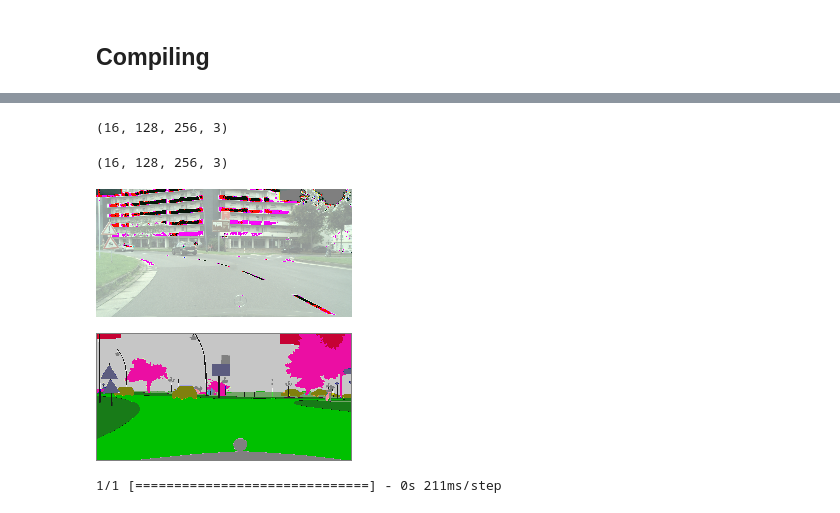
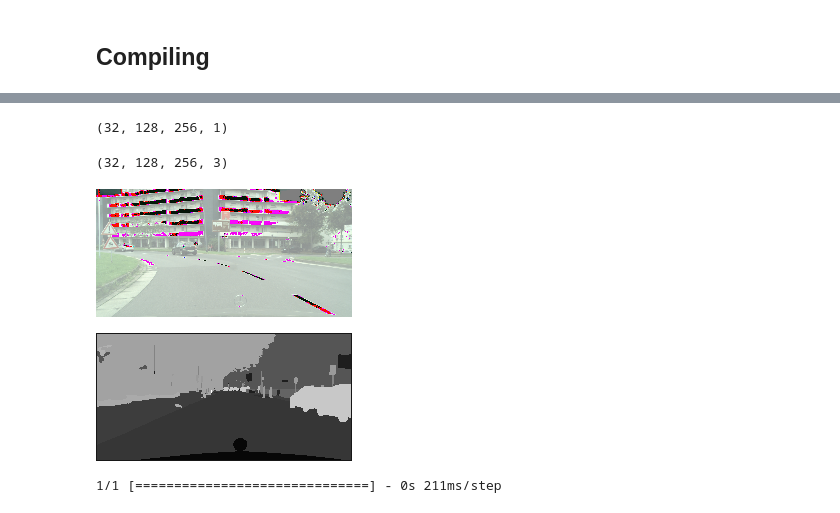
Before and after one commit to Ishan130803/Semantic-Segmentation-Cityscapes, a Jupyter notebook: CityScape_Segmentation.ipynb, the cells around one changed output, grey strips where cells are left out. Saved outputs shown, nothing was run; the diff lists cells and outputs as text; code cells hidden in the pictures.

```diff
--- a/CityScape_Segmentation.ipynb
+++ b/CityScape_Segmentation.ipynb
@@ -621,7 +621,7 @@ def load_preprocess_x(file_path):
     image = tf.io.read_file(file_path)
     image = tf.image.decode_jpeg(image, channels=3)
     image = tf.image.resize(image, [128, 256])
-    # image = image / 255.0
+    image = image / 255.0
     return image
 # %%
 train_ds_x = Preprocessor(train_x).get_dataset_iterator(load_preprocess_x)
@@ -641,7 +641,7 @@ dataset_val = tf.data.Dataset.zip(val_ds_x, val_ds_y)
 def optimize_datasets(dataset):
         # dataset = dataset.cache()
         # dataset = dataset.shuffle(buffer_size=1000)
-        dataset = dataset.batch(16)
+        dataset = dataset.batch(32)
         dataset = dataset.prefetch(buffer_size=2)
         return dataset
 # %%
@@ -961,13 +909,13 @@ Epoch 10/10
 # %%
 model.save("First_model.keras")
 # %%
-dataset_train.as_numpy_iterator().next()[0].shape
+dataset_train.as_numpy_iterator().next()[1].shape
 # %% [output]
-(16, 128, 256, 3)
+(32, 128, 256, 1)
 # %%
 x,y = dataset_train.as_numpy_iterator().next()
 # %%
 x.shape
 # %% [output]
-(16, 128, 256, 3)
+(32, 128, 256, 3)
 # %%
@@ -975,9 +923,9 @@ keras.utils.array_to_img((x[0] * 255).astype(np.int8))
 # %% [output]
 [figure]
 # %%
-keras.utils.array_to_img((y[0]*255).astype(np.int8))
+keras.utils.array_to_img((y[2]).astype(np.int8))
 # %% [output]
-[figure, old version]
+[figure, new version]
 # %%
 import numpy as np
 # %%
```
Also changed, not shown: parts of 8 cells of this notebook.
